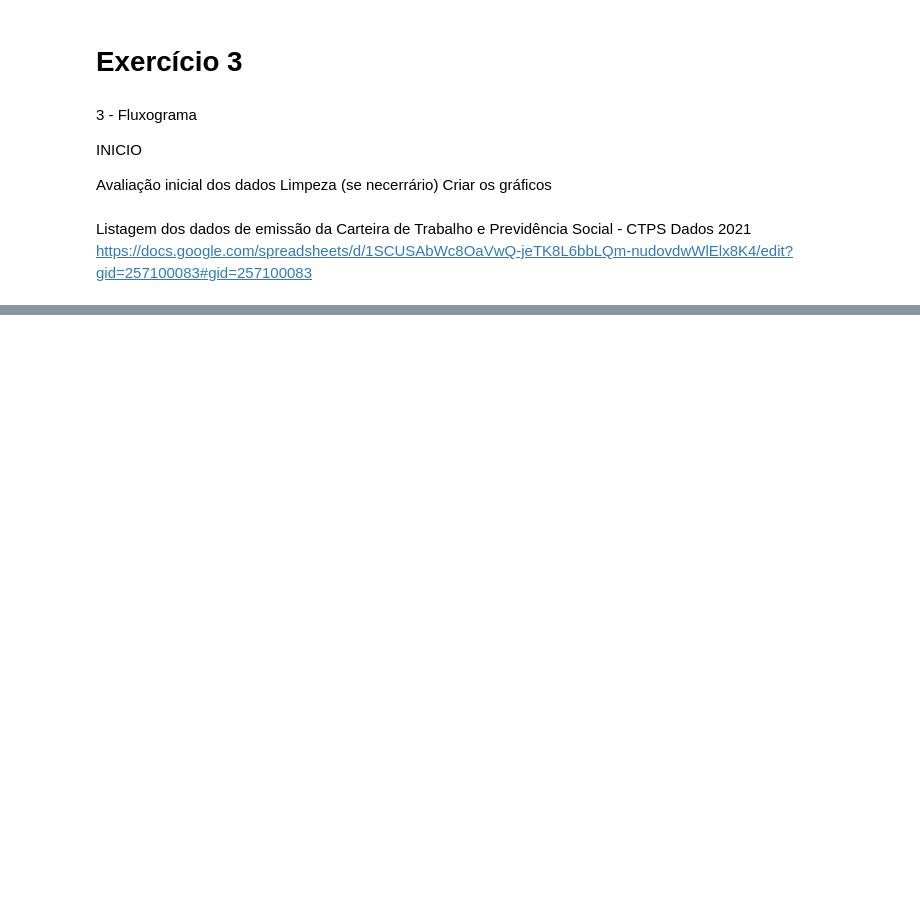
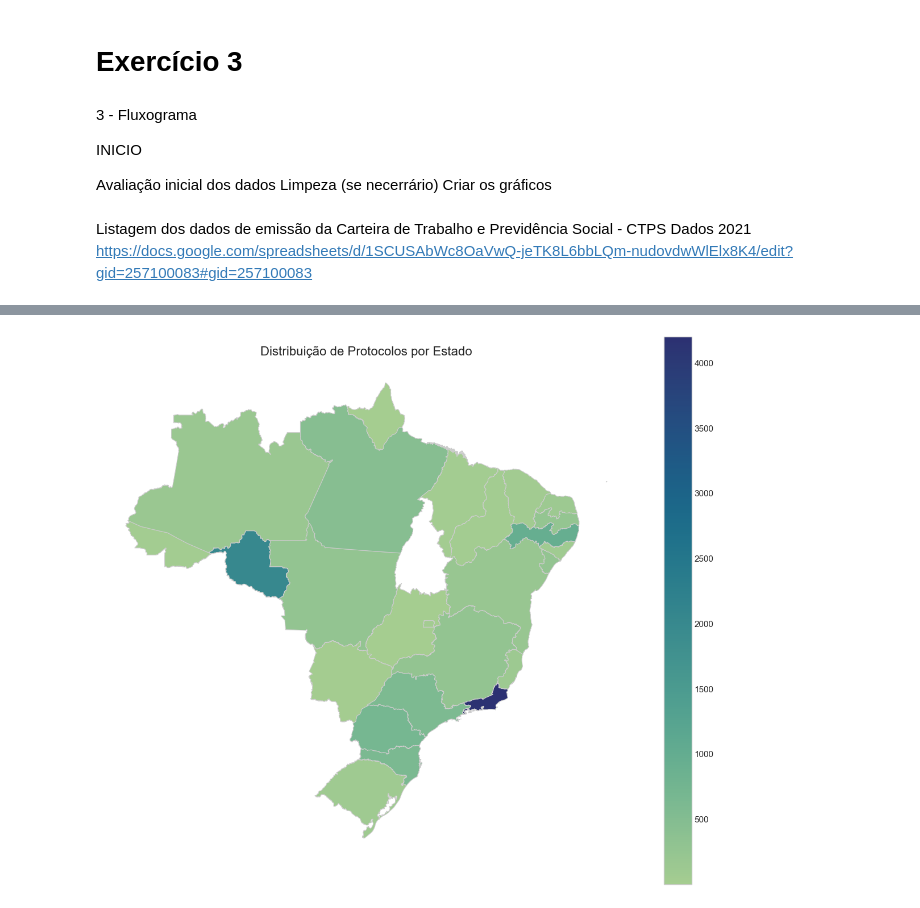
Before and after one commit to vinanit/Atividade-3-Fisica-Computacional, a Jupyter notebook: Av3.ipynb, the cells around one changed output, grey strips where cells are left out. Drawn from its saved outputs; the diff is of its cells as text; code cells hidden in the pictures; blank space fills up the shorter version.

```diff
--- a/Av3.ipynb
+++ b/Av3.ipynb
@@ -125,0 +225,22 @@ Tem que fazer um powerpoint da apresentação
+# %%
+df = df_original.copy()
+
+# Baixar shapefile do Brasil
+brasil = gpd.read_file('https://raw.githubusercontent.com/codeforamerica/click_that_hood/master/public/data/brazil-states.geojson')
+
+# Preparar dados
+dados_mapa = df['Sigla UF Órgão'].value_counts().reset_index()
+dados_mapa.columns = ['sigla', 'quantidade']
+
+# Merge com o mapa
+brasil = brasil.merge(dados_mapa, left_on='sigla', right_on='sigla', how='left')
+
+# Plotar
+fig, ax = plt.subplots(1, 1, figsize=(12, 10))
+brasil.plot(column='quantidade', cmap='crest', linewidth=0.8, ax=ax, edgecolor='0.8', legend=True)
+ax.set_title('Distribuição de Protocolos por Estado', fontsize=16)
+ax.axis('off')
+plt.tight_layout()
+plt.show()
+# %% [output]
+[figure, added]
```
Also changed, not shown: parts of 8 cells of this notebook.
